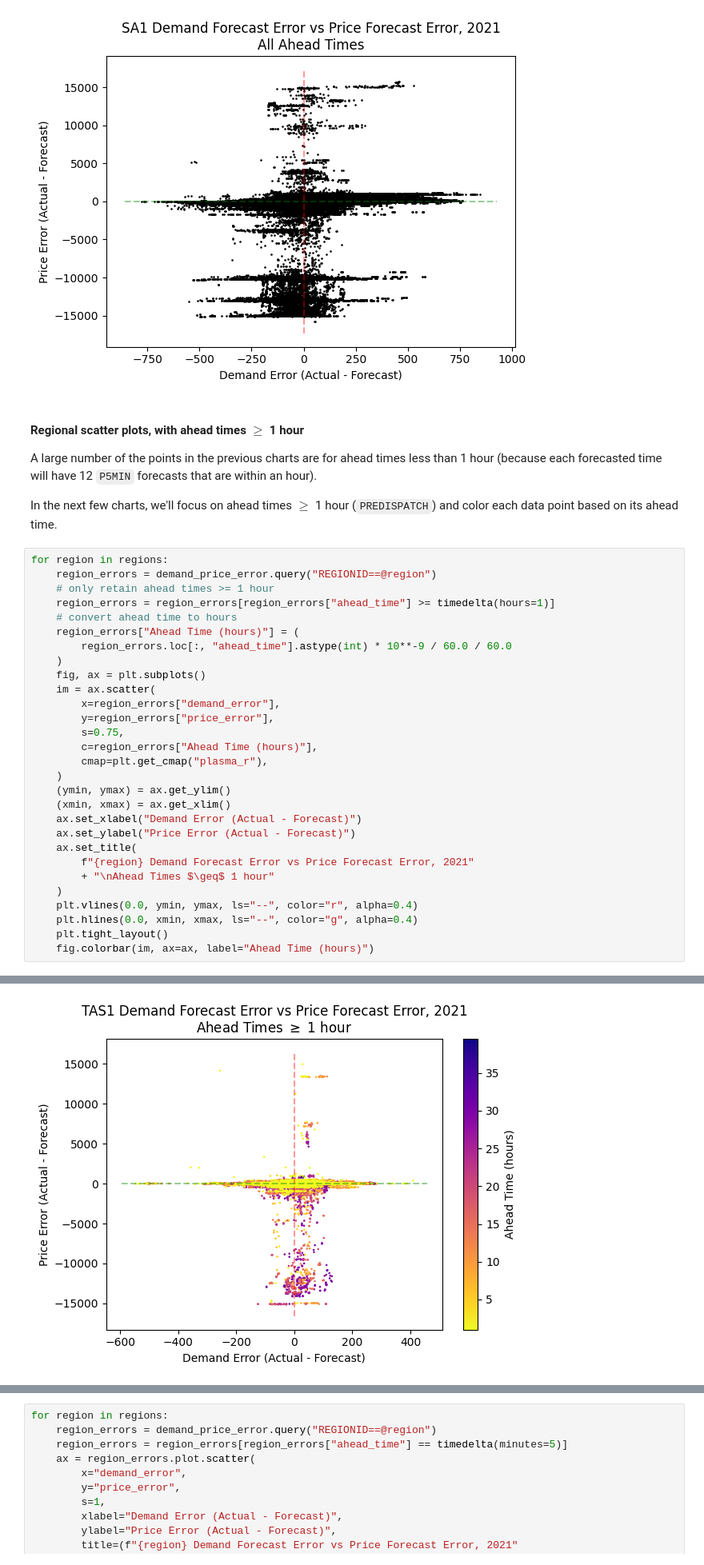
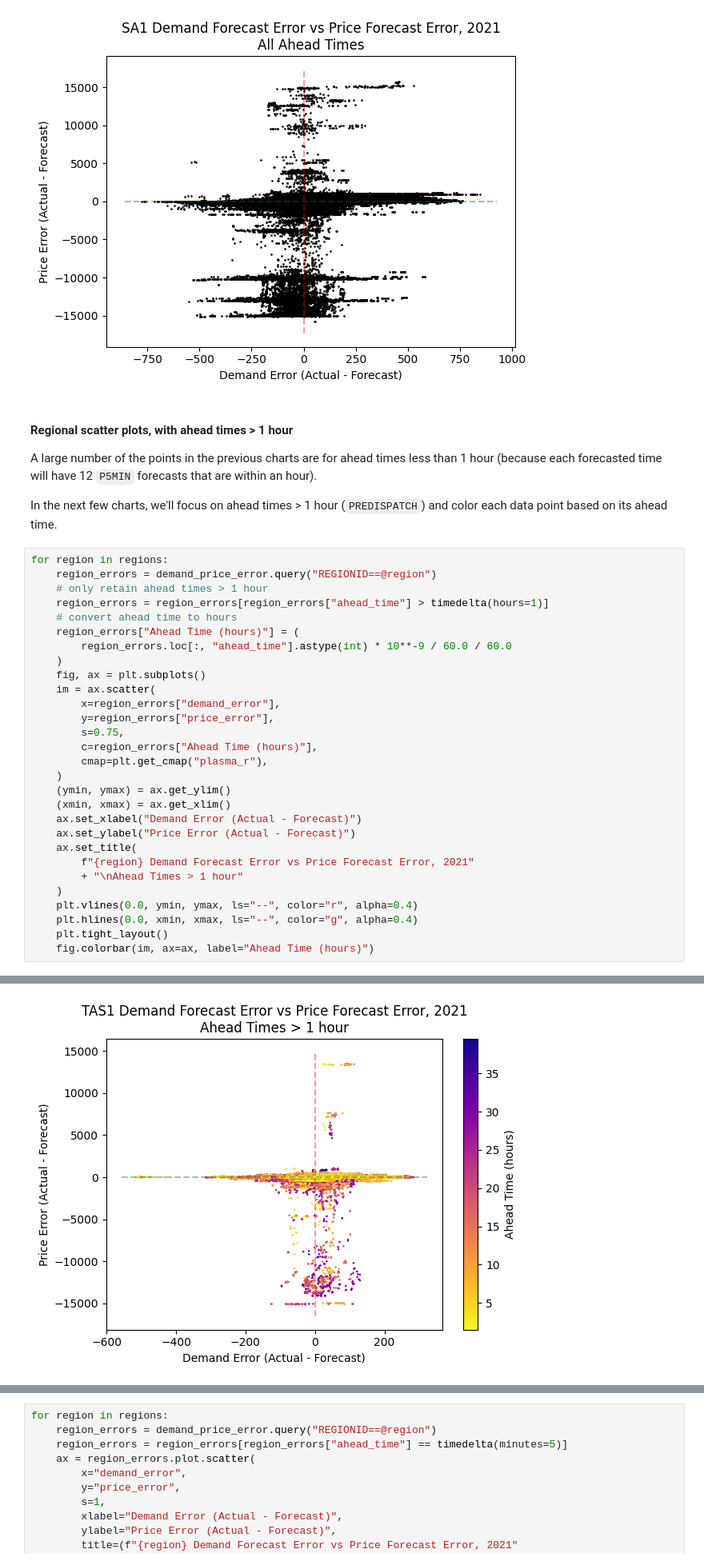
Before and after one commit to UNSW-CEEM/NEMSEER, a Jupyter notebook: docs/source/examples/price_convergence_2021.ipynb, the cells around one changed output, grey strips where cells are left out. Shown at 80% size. Cells and saved outputs as stored; diff of their text form.

Commit message:
only PD in coloured scatter plots

```diff
--- a/docs/source/examples/price_convergence_2021.ipynb
+++ b/docs/source/examples/price_convergence_2021.ipynb
@@ -902,16 +902,16 @@ for region in regions:
 [figure]
 [figure]
 # %% [markdown]
-#### Regional scatter plots, with ahead times $\geq$ 1 hour
+#### Regional scatter plots, with ahead times > 1 hour
 
 A large number of the points in the previous charts are for ahead times less than 1 hour (because each forecasted time will have 12 `P5MIN` forecasts that are within an hour).
 
-In the next few charts, we'll focus on ahead times $\geq$ 1 hour (`PREDISPATCH`) and color each data point based on its ahead time.
+In the next few charts, we'll focus on ahead times > 1 hour (`PREDISPATCH`) and color each data point based on its ahead time.
 # %%
 for region in regions:
     region_errors = demand_price_error.query("REGIONID==@region")
-    # only retain ahead times >= 1 hour
-    region_errors = region_errors[region_errors["ahead_time"] >= timedelta(hours=1)]
+    # only retain ahead times > 1 hour
+    region_errors = region_errors[region_errors["ahead_time"] > timedelta(hours=1)]
     # convert ahead time to hours
     region_errors["Ahead Time (hours)"] = (
         region_errors.loc[:, "ahead_time"].astype(int) * 10**-9 / 60.0 / 60.0
@@ -930,7 +930,7 @@ for region in regions:
     ax.set_ylabel("Price Error (Actual - Forecast)")
     ax.set_title(
         f"{region} Demand Forecast Error vs Price Forecast Error, 2021"
-        + "\nAhead Times $\geq$ 1 hour"
+        + "\nAhead Times > 1 hour"
     )
     plt.vlines(0.0, ymin, ymax, ls="--", color="r", alpha=0.4)
     plt.hlines(0.0, xmin, xmax, ls="--", color="g", alpha=0.4)
@@ -943 +943 @@ for region in regions:
-[figure, old version]
+[figure, new version]
```
Also changed, not shown: parts of 1 cell of this notebook, 5 other files.
